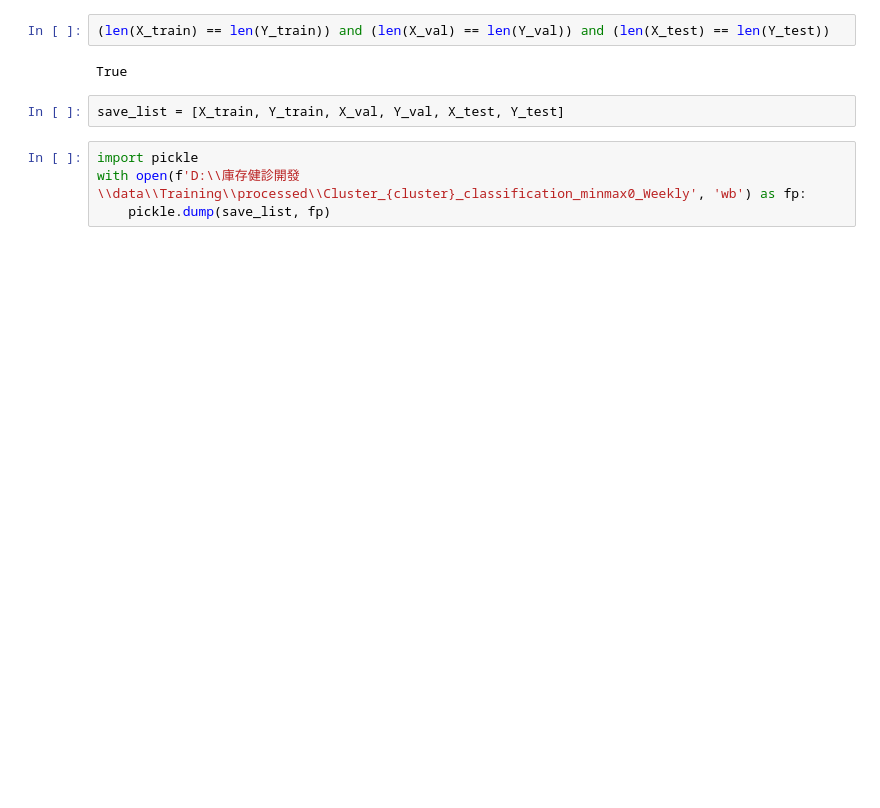
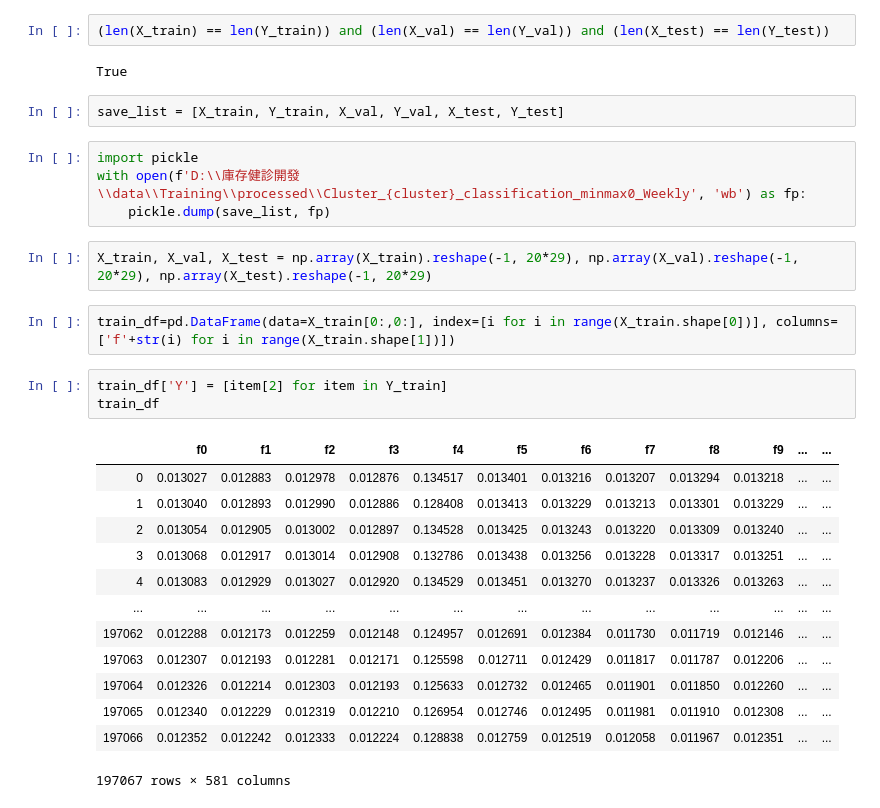
Before and after one commit to datateams0982/Inventory_Check, a Jupyter notebook: TrainingPrep/TrainingPreparation.ipynb, the cells around one changed output. Saved outputs shown, nothing was run; the diff lists cells and outputs as text; blank space fills up the shorter version.

```diff
--- a/TrainingPrep/TrainingPreparation.ipynb
+++ b/TrainingPrep/TrainingPreparation.ipynb
@@ -183,3 +183,24 @@ save_list = [X_train, Y_train, X_val, Y_val, X_test, Y_test]
 import pickle
 with open(f'D:\\庫存健診開發\\data\\Training\\processed\\Cluster_{cluster}_classification_minmax0_Weekly', 'wb') as fp:
     pickle.dump(save_list, fp)
+# %%
+X_train, X_val, X_test = np.array(X_train).reshape(-1, 20*29), np.array(X_val).reshape(-1, 20*29), np.array(X_test).reshape(-1, 20*29)
+# %%
+train_df=pd.DataFrame(data=X_train[0:,0:], index=[i for i in range(X_train.shape[0])], columns=['f'+str(i) for i in range(X_train.shape[1])])
+# %%
+train_df['Y'] = [item[2] for item in Y_train]
+train_df
+# %% [output]
+|  | f0 | f1 | f2 | f3 | f4 | f5 | f6 | f7 | f8 | f9 | ... | ... |
+| 0 | 0.013027 | 0.012883 | 0.012978 | 0.012876 | 0.134517 | 0.013401 | 0.013216 | 0.013207 | 0.013294 | 0.013218 | ... | ... |
+| 1 | 0.013040 | 0.012893 | 0.012990 | 0.012886 | 0.128408 | 0.013413 | 0.013229 | 0.013213 | 0.013301 | 0.013229 | ... | ... |
+| 2 | 0.013054 | 0.012905 | 0.013002 | 0.012897 | 0.134528 | 0.013425 | 0.013243 | 0.013220 | 0.013309 | 0.013240 | ... | ... |
+| 3 | 0.013068 | 0.012917 | 0.013014 | 0.012908 | 0.132786 | 0.013438 | 0.013256 | 0.013228 | 0.013317 | 0.013251 | ... | ... |
+| 4 | 0.013083 | 0.012929 | 0.013027 | 0.012920 | 0.134529 | 0.013451 | 0.013270 | 0.013237 | 0.013326 | 0.013263 | ... | ... |
+| ... | ... | ... | ... | ... | ... | ... | ... | ... | ... | ... | ... | ... |
+| 197062 | 0.012288 | 0.012173 | 0.012259 | 0.012148 | 0.124957 | 0.012691 | 0.012384 | 0.011730 | 0.011719 | 0.012146 | ... | ... |
+| 197063 | 0.012307 | 0.012193 | 0.012281 | 0.012171 | 0.125598 | 0.012711 | 0.012429 | 0.011817 | 0.011787 | 0.012206 | ... | ... |
+| 197064 | 0.012326 | 0.012214 | 0.012303 | 0.012193 | 0.125633 | 0.012732 | 0.012465 | 0.011901 | 0.011850 | 0.012260 | ... | ... |
+| 197065 | 0.012340 | 0.012229 | 0.012319 | 0.012210 | 0.126954 | 0.012746 | 0.012495 | 0.011981 | 0.011910 | 0.012308 | ... | ... |
+| 197066 | 0.012352 | 0.012242 | 0.012333 | 0.012224 | 0.128838 | 0.012759 | 0.012519 | 0.012058 | 0.011967 | 0.012351 | ... | ... |
+197067 rows × 581 columns
```
Also changed, not shown: parts of 9 cells of this notebook, 7 other files.
